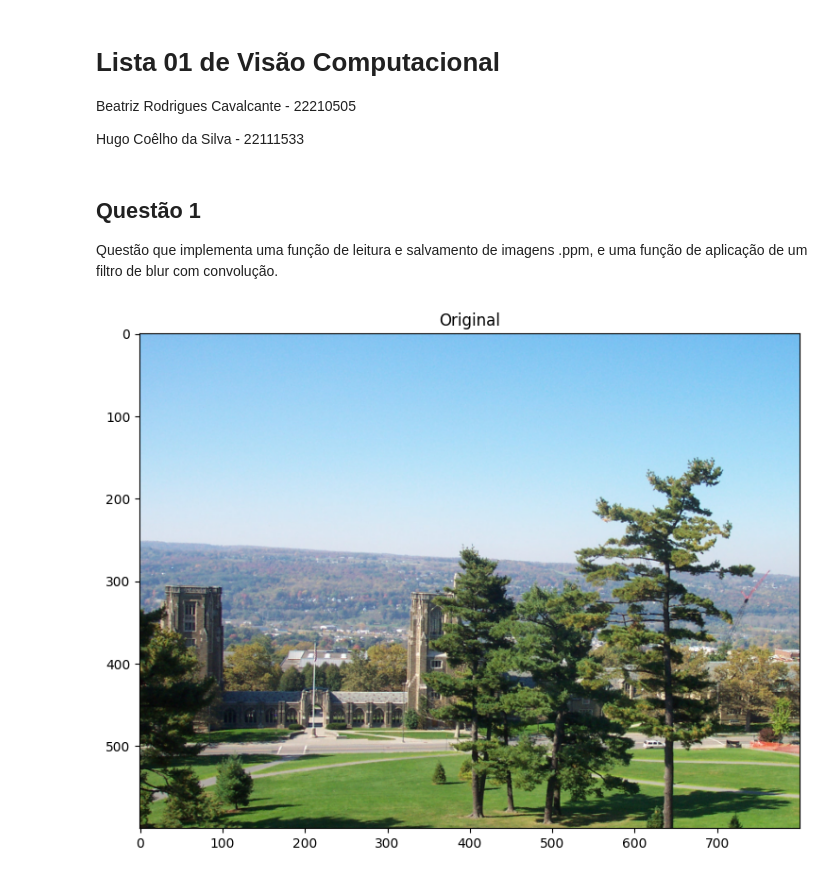
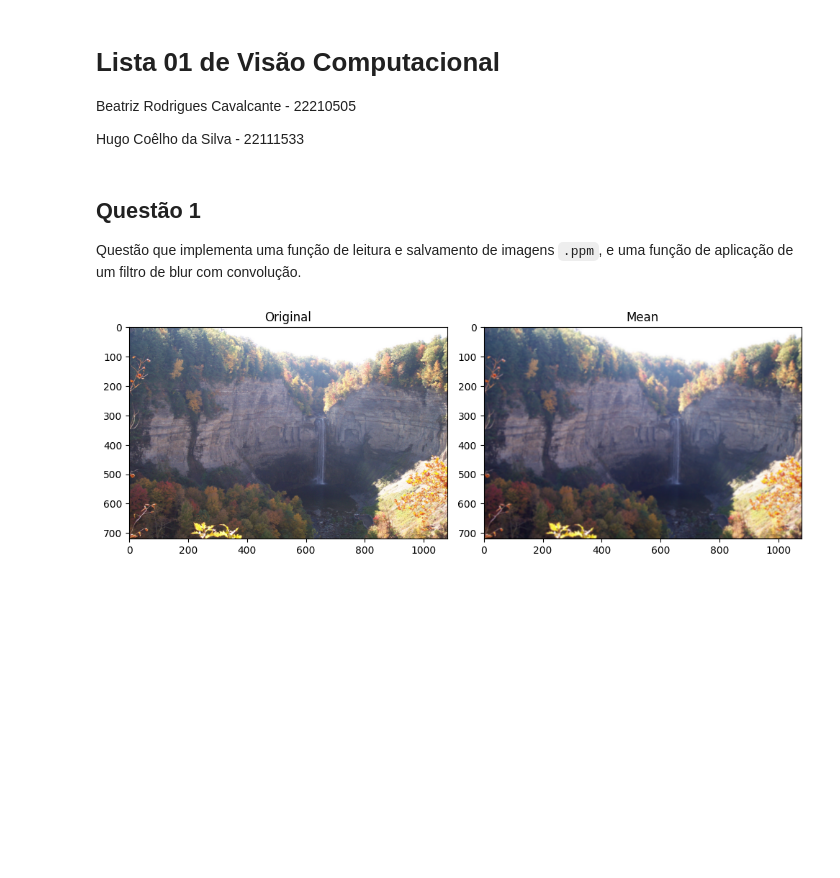
Before and after one commit to BeaRoodriguees/visao-computacional, a Jupyter notebook: lista01/lista01.ipynb, the cells around one changed output. Saved outputs shown, nothing was run; the diff lists cells and outputs as text; code cells hidden in the pictures; blank space fills up the shorter version.

Commit message:
Add mean filter with convolution

```diff
--- a/lista01/lista01.ipynb
+++ b/lista01/lista01.ipynb
@@ -40,7 +40,7 @@ def show_image(image: np.ndarray, title: str = None, dpi: int = 100) -> None:
     plt.tight_layout()
 # %% [markdown]
 ## Questão 1
-Questão que implementa uma função de leitura e salvamento de imagens .ppm, e uma função de aplicação de um filtro de blur com convolução.
+Questão que implementa uma função de leitura e salvamento de imagens `.ppm`, e uma função de aplicação de um filtro de blur com convolução.
 # %%
 def read_ppm(file_path: str):
     try:
@@ -61,37 +61,67 @@ def read_ppm(file_path: str):
             width = int(next(tokens))
             height = int(next(tokens))
             max_val = int(next(tokens))
 
             data = np.frombuffer(f.read(), dtype=np.uint8).reshape((height, width, 3))
 
             return {
                 "type": ppm_type.decode(),
                 "width": width,
                 "height": height,
                 "max_val": max_val,
                 "pixels": data,
             }
     except FileNotFoundError:
         print(f'Error: file {file_path} not found.')
 
 def save_ppm(ppm_image, filename: str, foldername:str='./output'):
     folder = Path(foldername)
     folder.mkdir(exist_ok=True, parents=True)
     filepath = folder / Path(filename)
 
     pixels = np.clip(ppm_image["pixels"], 0, 255).astype(np.uint8)
 
     with open(filepath, 'wb') as ppm:
-        ppm.write(f"{ppm_image["type"]}\n".encode('ascii'))
-        ppm.write(f"{ppm_image["width"]} {ppm_image["height"]}\n".encode('ascii'))
-        ppm.write(f"{ppm_image["max_val"]}\n".encode('ascii'))
+        ppm.write(f"{ppm_image['type']}\n".encode('ascii'))
+        ppm.write(f"{ppm_image['width']} {ppm_image['height']}\n".encode('ascii'))
+        ppm.write(f"{ppm_image['max_val']}\n".encode('ascii'))
         ppm.write(pixels.tobytes())
 
+def filter_channel(img, kernel: np.ndarray, kernel_size: int, normalize: bool = False):
+    output = np.zeros(img.shape, dtype=np.float64)
+    kernel = np.flip(kernel, axis=(0,1))
+    pad_size = kernel_size // 2
 
-img_path = '../ppm_images/cayuga_1.ppm'
+    padded_img = np.pad(img.astype(np.float64), pad_size, mode='constant')
+    height, width = padded_img.shape
+
+    for i in range(pad_size, height - pad_size):
+        for j in range(pad_size, width - pad_size):
+            chunk = padded_img[i - pad_size:i + pad_size + 1, j - pad_size:j + pad_size + 1]
+            output[i - pad_size, j - pad_size] = np.sum(chunk * kernel)
+
+    if normalize:
+        output = (output - np.min(output)) / (np.max(output) - np.min(output)) * 255
+    else:
+        output = np.clip(output, 0, 255)
+
+    return output.astype(np.uint8)
+
+def apply_filter(img, kernel: np.ndarray, kernel_size: int, normalize: bool = False):
+    filtered_channels = []
+    for c in range(3):
+        filtered_channels.append(filter_channel(img[:, :, c], kernel, kernel_size, normalize))
+    return np.stack(filtered_channels, axis=-1)
+
+img_path = '../ppm_images/falls_1.ppm'
 img = read_ppm(img_path)
+n = 5
+kernel = mean_kernel = 1 / n**2 * np.ones((n, n), dtype=np.float64)
+
 if img is not None:
-    show_image(img["pixels"], title="Original")
-    save_ppm(img, 'teste1.ppm')
+    filtered = apply_filter(img["pixels"], kernel, n, True)
+    show_images(img["pixels"], filtered, titles=["Original", "Mean"])
+    filtered_ppm = {**img, "pixels": filtered}
+    save_ppm(filtered_ppm, 'teste1.ppm')
 # %% [output]
-[figure, old version]
+[figure, new version]
```
Also changed, not shown: 1 other file.
